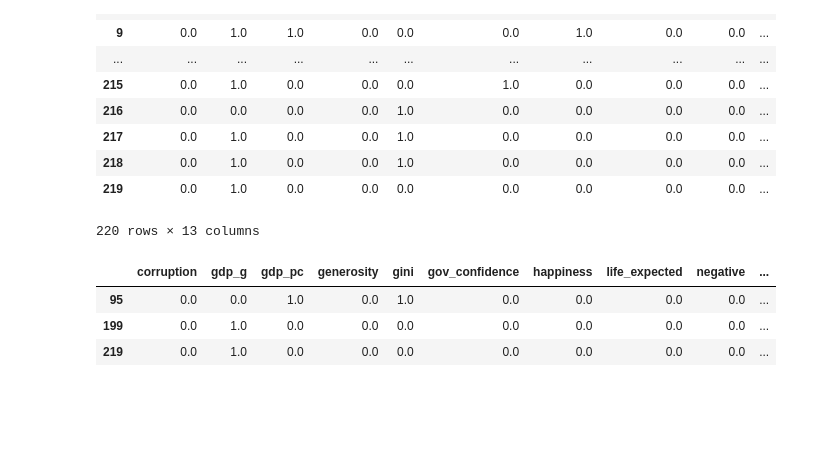
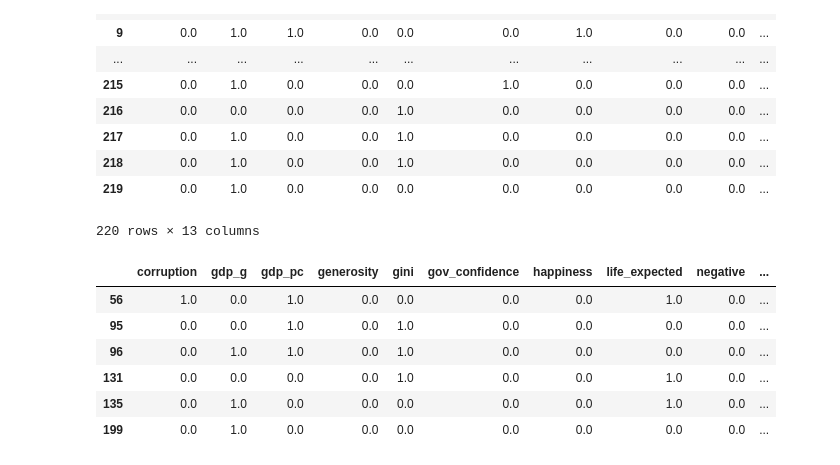
Before and after one commit to Mooophy/158222, a Jupyter notebook: as3/As3.ipynb, the cells around one changed output. Drawn from its saved outputs; the diff is of its cells as text; code cells hidden in the pictures; blank space fills up the shorter version.

```diff
--- a/as3/As3.ipynb
+++ b/as3/As3.ipynb
@@ -314,13 +314,16 @@ all_combinations_df#.head()
 | 219 | 0.0 | 1.0 | 0.0 | 0.0 | 0.0 | 0.0 | 0.0 | 0.0 | 0.0 | ... |
 220 rows × 13 columns
 # %%
-all_combinations_df_high_score = all_combinations_df[all_combinations_df.score > 0.4846]
+all_combinations_df_high_score = all_combinations_df[all_combinations_df.score > 0.48]
 all_combinations_df_high_score
 # %% [output]
 |  | corruption | gdp_g | gdp_pc | generosity | gini | gov_confidence | happiness | life_expected | negative | ... |
+| 56 | 1.0 | 0.0 | 1.0 | 0.0 | 0.0 | 0.0 | 0.0 | 1.0 | 0.0 | ... |
 | 95 | 0.0 | 0.0 | 1.0 | 0.0 | 1.0 | 0.0 | 0.0 | 0.0 | 0.0 | ... |
+| 96 | 0.0 | 1.0 | 1.0 | 0.0 | 1.0 | 0.0 | 0.0 | 0.0 | 0.0 | ... |
+| 131 | 0.0 | 0.0 | 0.0 | 0.0 | 1.0 | 0.0 | 0.0 | 1.0 | 0.0 | ... |
+| 135 | 0.0 | 1.0 | 0.0 | 0.0 | 0.0 | 0.0 | 0.0 | 1.0 | 0.0 | ... |
 | 199 | 0.0 | 1.0 | 0.0 | 0.0 | 0.0 | 0.0 | 0.0 | 0.0 | 0.0 | ... |
-| 219 | 0.0 | 1.0 | 0.0 | 0.0 | 0.0 | 0.0 | 0.0 | 0.0 | 0.0 | ... |
 # %%
 colors = {0:'r',1:'g', 2:'b'}
 
```
Also changed, not shown: parts of 1 cell of this notebook.
